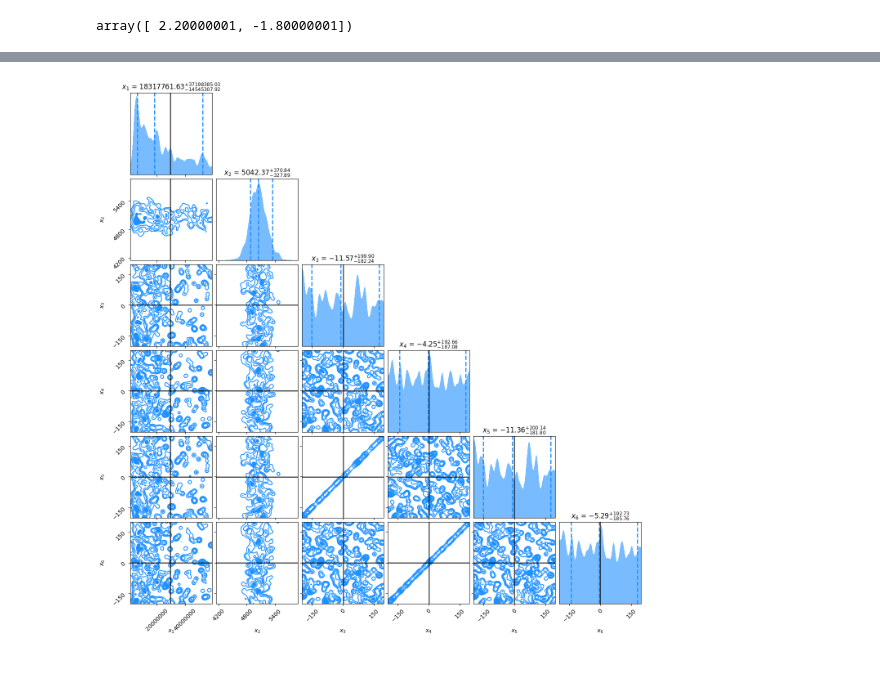
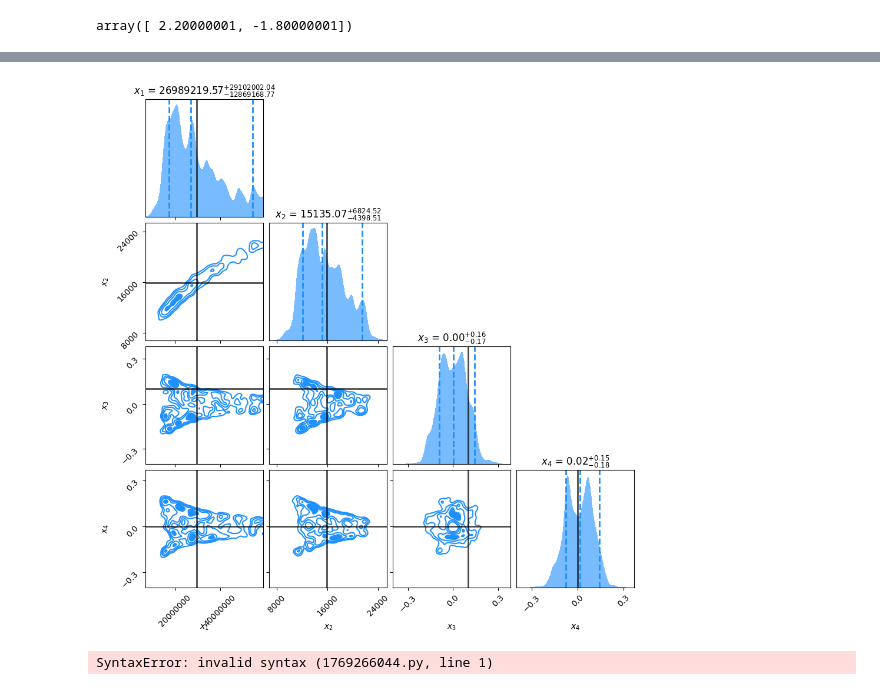
Before and after one commit to souvik-jana/herculens_project, a Jupyter notebook: Untitled.ipynb, the cells around one changed output, grey strips where cells are left out. Cells and saved outputs as stored; diff of their text form; code cells hidden in the pictures.

```diff
--- a/Untitled.ipynb
+++ b/Untitled.ipynb
@@ -318,4 +428,26 @@ def ptform(u):
 
     u_ = jnp.array([Tstar_, dL_, x10_, x11_, x20_, x21_])
     return u_
+# %%
+f1 = 1
+Tstar_max = Tstar_true + f1*Tstar_true
+Tstar_min = Tstar_true - f1*Tstar_true
+
+f2 = 1
+dL_max = dL_true + f2*dL_true
+dL_min = dL_true - f2*dL_true
+
+ymin = -5
+ymax = 5
+
+def ptform_s(u):
+    Tstar, dL, y0, y1  = u
+
+    Tstar_ = (Tstar_max - Tstar_min)*Tstar + Tstar_min
+    dL_ = (dL_max - dL_min)*dL + dL_min
+    y0_ = (ymax - ymin)*y0 + ymin
+    y1_ = (ymax - ymin)*y1 + ymin
+
+    u_ = jnp.array([Tstar_, dL_, y0_, y1_])
+    return u_
 # %%
@@ -327,7 +463,7 @@ import dynesty
 from dynesty import plotting as dyplot
 import corner
 # %%
-runsampler = dynesty.NestedSampler(loglike,ptform,ndim=6,nlive=100,sample='hslice')
+runsampler = dynesty.NestedSampler(loglike_s,ptform_s,ndim=4,nlive=100)#,sample='hslice')
 # %%
-runsampler.run_nested(dlogz=1)
+runsampler.run_nested(dlogz=0.001)
 # %% [output]
@@ -339,6 +475,13 @@ labels_tot2 = ['$T_*$','D_L','X10','X11','X20','X21']
+# %%
+truevals_s = jnp.array([Tstar_true, dL_true, y0true/theta_E_true, y1true/theta_E_true])
+labels_tot2_s = ['$T_*$','D_L','y0','y1']
 # %%
-_ = dyplot.cornerplot(runsampler.results, color='dodgerblue', truths=truevals,
+_ = dyplot.cornerplot(runsampler.results, color='dodgerblue', truths=truevals_s,
                            truth_color='black', show_titles=True,
                            quantiles=[0.15,0.5,0.95], max_n_ticks=3)
 # %% [output]
-[figure, old version]
+[figure, new version]
+# %%
+samples_s =
+# %% [output]
+SyntaxError: invalid syntax (1769266044.py, line 1)
```
Also changed, not shown: parts of 16 cells of this notebook, 1 other file.
